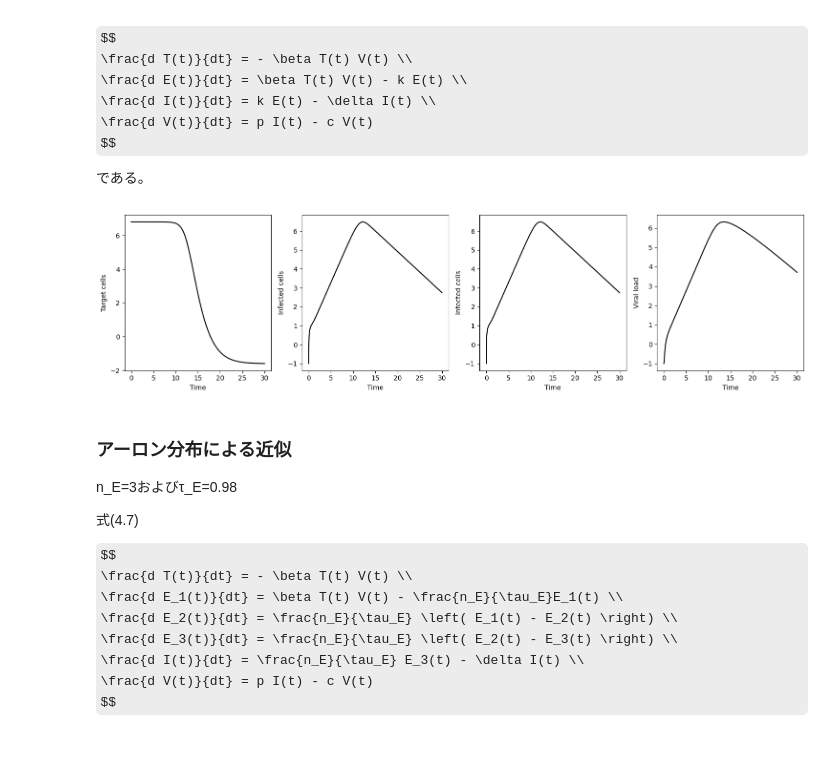
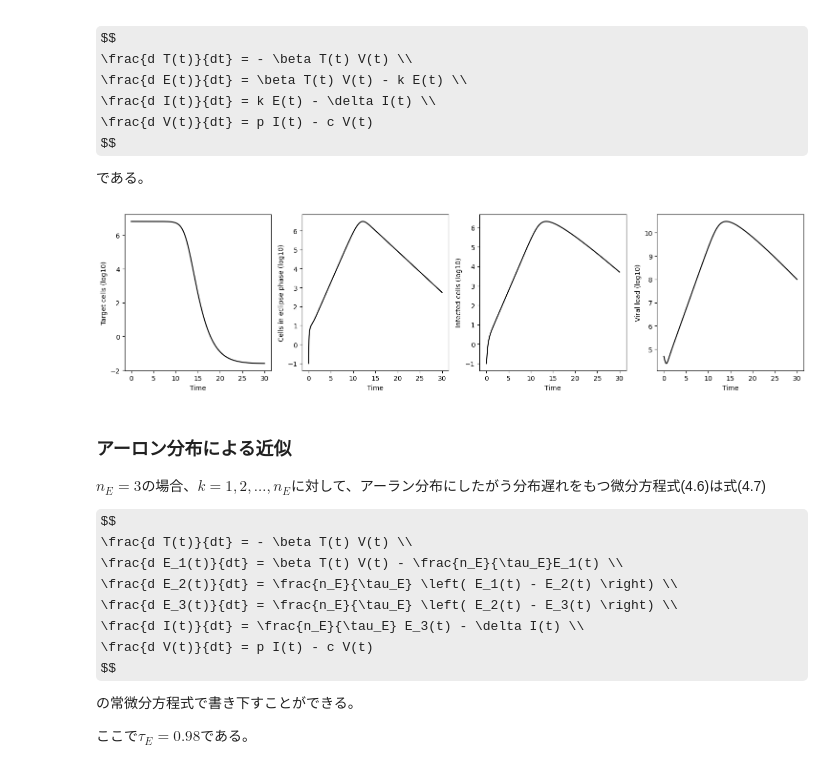
Before and after one commit to NU-iBLab/Book-VirusDynamics, a Jupyter notebook: code/Python_ipynb/04_01.ipynb, the cells around one changed output. Drawn from its saved outputs; the diff is of its cells as text; code cells hidden in the pictures; some formulas as TeX source.

```diff
--- a/code/Python_ipynb/04_01.ipynb
+++ b/code/Python_ipynb/04_01.ipynb
@@ -185,41 +185,39 @@ out2 = ODEs(pars2)
 # %%
 ## プロットの準備
 fig = plt.figure(figsize=(15,4))
 
 ## V(t)のプロット
 ax1 = fig.add_subplot(1, 4, 1) ## 1行4列のプロットの１番目
 ax1.plot(out2[0], np.log10(out2[1]), color = "black") ## pars2でのT(t)の数値解のプロット
 ax1.set_xlabel("Time") ## x軸のラベル
-ax1.set_ylabel("Target cells") ## y軸のラベル
+ax1.set_ylabel("Target cells (log10)") ## y軸のラベル
 
 ## E(t)のプロット
 ax2 = fig.add_subplot(1, 4, 2) ## 1行4列のプロットの2番目
 ax2.plot(out2[0], np.log10(out2[2]), color = "black") ## pars2でのT(t)の数値解のプロット
 ax2.set_xlabel("Time") ## x軸のラベル
-ax2.set_ylabel("Infected cells") ## y軸のラベル
+ax2.set_ylabel("Cells in eclipse phase (log10)") ## y軸のラベル
 
 ## I(t)のプロット
 ax3 = fig.add_subplot(1, 4, 3) ## 1行4列のプロットの3番目
-ax3.plot(out2[0], np.log10(out2[2]), color = "black") ## pars2でのI(t)の数値解のプロット
+ax3.plot(out2[0], np.log10(out2[3]), color = "black") ## pars2でのI(t)の数値解のプロット
 ax3.set_xlabel("Time") ## x軸のラベル
-ax3.set_ylabel("Infected cells") ## y軸のラベル
+ax3.set_ylabel("Infected cells (log10)") ## y軸のラベル
 
 ## V(t)のプロット
 ax4 = fig.add_subplot(1, 4, 4) ## 1行4列のプロットの4番目
-ax4.plot(out2[0], np.log10(out2[3]), color = "black") ## pars2でのV(t)の数値解のプロット
+ax4.plot(out2[0], np.log10(out2[4]), color = "black") ## pars2でのV(t)の数値解のプロット
 ax4.set_xlabel("Time") ## x軸のラベル
-ax4.set_ylabel("Viral load") ## y軸のラベル
+ax4.set_ylabel("Viral load (log10)") ## y軸のラベル
 
 fig.tight_layout()
 fig.show()
 # %% [output]
-[figure, old version]
+[figure, new version]
 # %% [markdown]
 ### アーロン分布による近似
 
-n_E=3およびτ_E=0.98
-
-式(4.7)
+$n_E=3$の場合、$k=1,2,…,n_E$に対して、アーラン分布にしたがう分布遅れをもつ微分方程式(4.6)は式(4.7)
 
 $$
 \frac{d T(t)}{dt} = - \beta T(t) V(t) \\
@@ -229,4 +227,8 @@ $$
 \frac{d I(t)}{dt} = \frac{n_E}{\tau_E} E_3(t) - \delta I(t) \\
 \frac{d V(t)}{dt} = p I(t) - c V(t)
 $$
+
+の常微分方程式で書き下すことができる。
+
+ここで$τ_E=0.98$である。
 # %%
```
Also changed, not shown: parts of 11 cells of this notebook, 10 other files.
